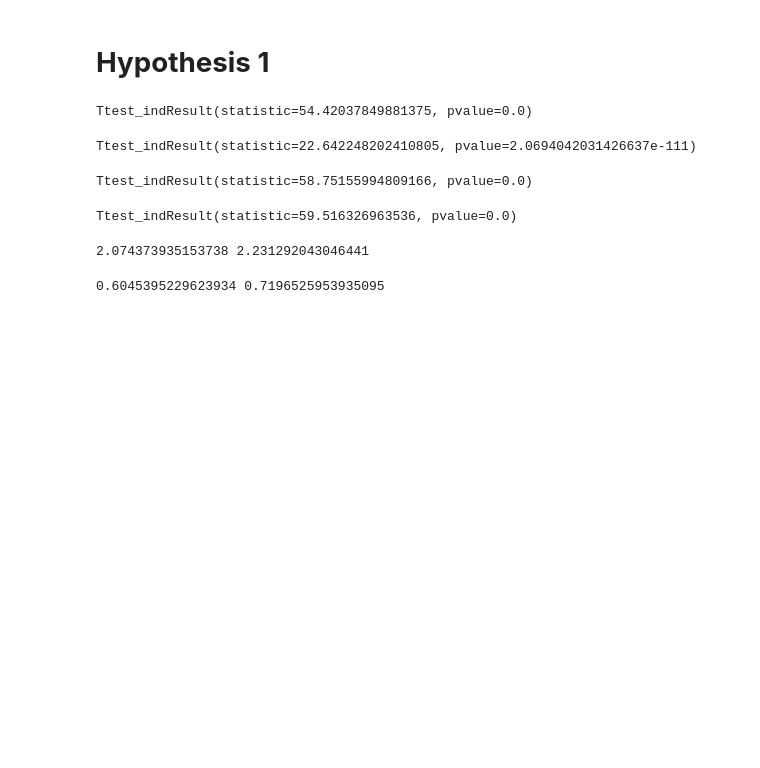
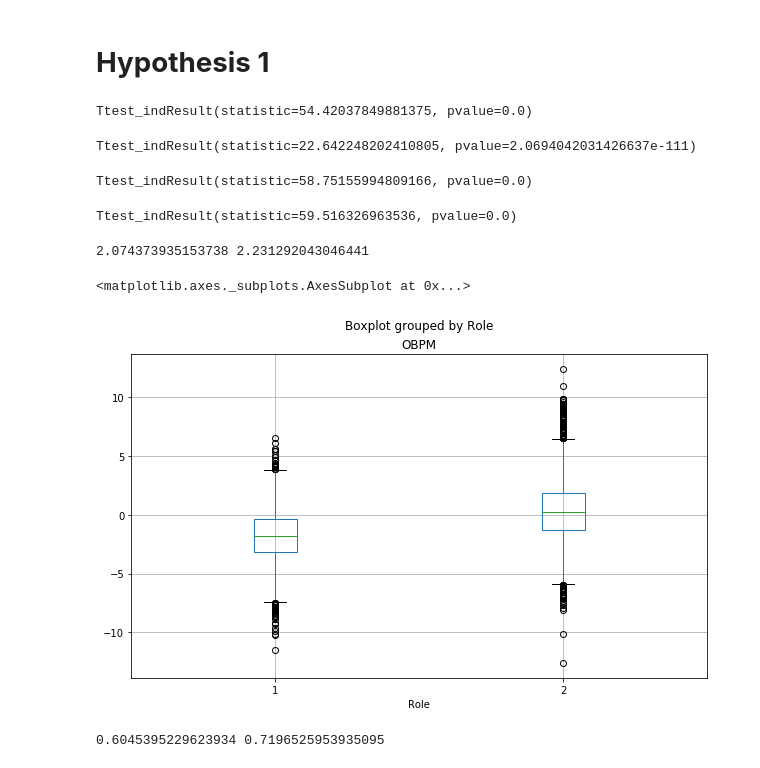
Before and after one commit to nteuthorn/Thinkful_Capstone1, a Jupyter notebook: Capstone 1.ipynb, the cells around one changed output. Saved outputs shown, nothing was run; the diff lists cells and outputs as text; code cells hidden in the pictures; blank space fills up the shorter version.

Commit message:
Add hypothesis 1 visualization

```diff
--- a/Capstone 1.ipynb
+++ b/Capstone 1.ipynb
@@ -180,6 +180,11 @@ lower_OBPM_1 = (avg1_OBPM_1 - avg2_OBPM_1) - 1.96*math.sqrt(std1_OBPM_1/n1_OBPM_
 print(lower_OBPM_1, upper_OBPM_1)
 # %% [output]
 2.074373935153738 2.231292043046441
+# %%
+y82_player_stats[(y82_player_stats.Role != 0)].boxplot('OBPM', by='Role', figsize=(10, 6))
+# %% [output]
+<matplotlib.axes._subplots.AxesSubplot at 0x...>
+[figure, added]
 # %%
 #Calculate confidence interval for DBPM
 
```
Also changed, not shown: parts of 3 cells of this notebook.
